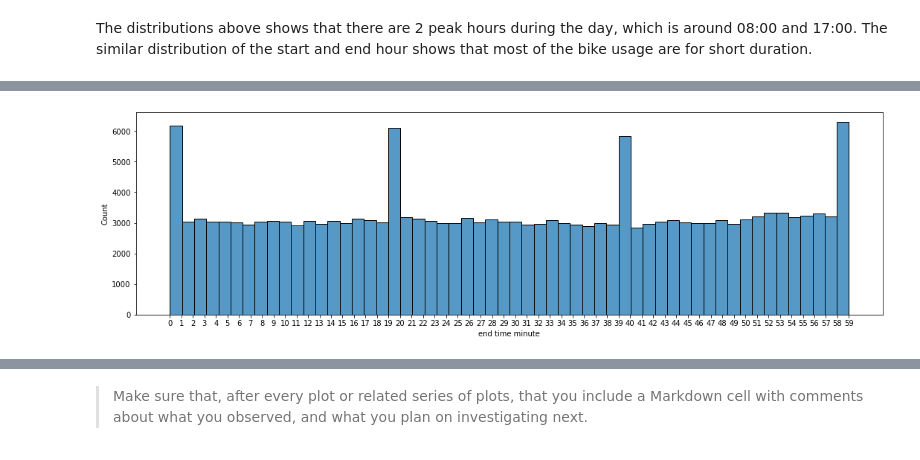
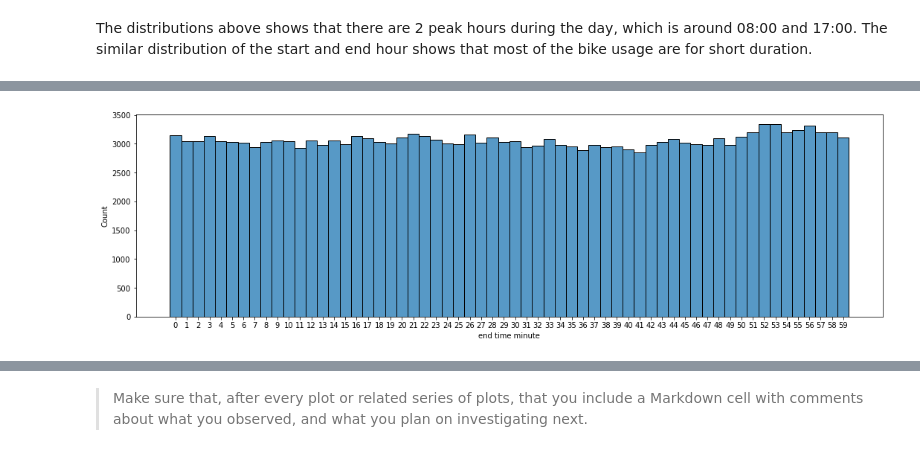
Before and after one commit to fletchersarip93/ford-gobike-data-analysis, a Jupyter notebook: exploration_ford_gobike.ipynb, the cells around one changed output, grey strips where cells are left out. Drawn from its saved outputs; the diff is of its cells as text; code cells hidden in the pictures.

```diff
--- a/exploration_ford_gobike.ipynb
+++ b/exploration_ford_gobike.ipynb
@@ -561,8 +561,8 @@ plt.xticks(ticks);
 # %%
 plt.figure(figsize=(18,5))
-sb.histplot(df.end_time.dt.minute)
+sb.histplot(df.end_time.dt.minute, discrete=True)
 plt.xlabel('end time minute');
 ticks = np.arange(0, 60, 1)
 plt.xticks(ticks);
 # %% [output]
-[figure, old version]
+[figure, new version]
```
Also changed, not shown: parts of 50 cells of this notebook.
